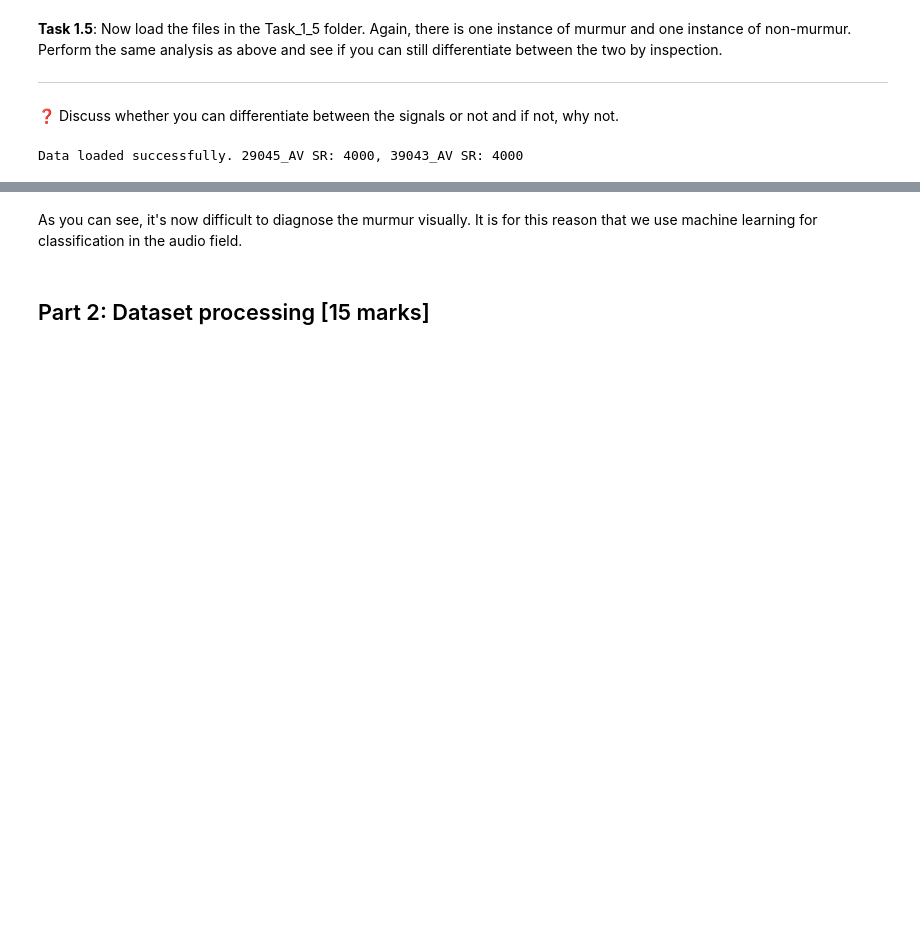
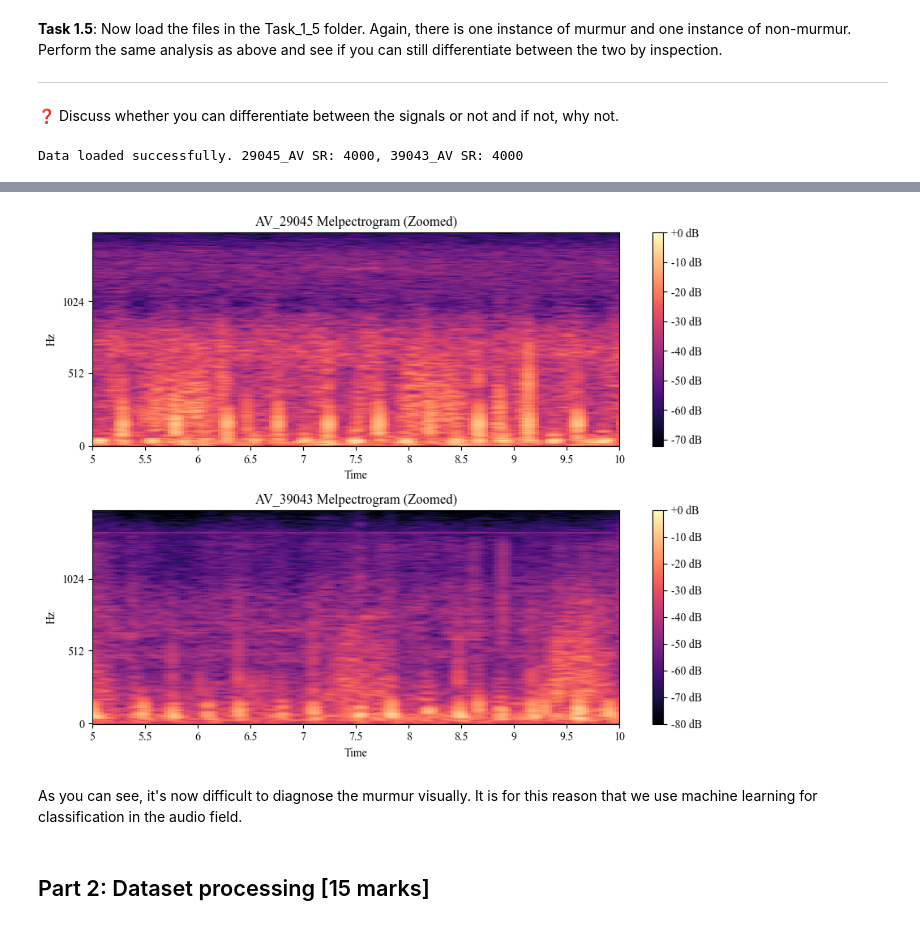
Before and after one commit to TimLukaHorstmann/L349-Assessment-1, a Jupyter notebook: Mobile_Health_Assessment_1_tlh45.ipynb, the cells around one changed output, grey strips where cells are left out. Saved outputs shown, nothing was run; the diff lists cells and outputs as text; code cells hidden in the pictures; blank space fills up the shorter version.

```diff
--- a/Mobile_Health_Assessment_1_tlh45.ipynb
+++ b/Mobile_Health_Assessment_1_tlh45.ipynb
@@ -389,3 +396,15 @@ plt.show()
+# %%
+# Plot melspectograms:
+plt.figure(figsize=(9, 7))
+
+plt.subplots_adjust(hspace=0.5, wspace=0.3)
+
+plot_melspectrogram(AV_29045_signal, AV_29045_sr, 'AV_29045 Melpectrogram (Zoomed)', row=2, col=1, index=1, xlim=(5, 10), n_fft=1024, hop_length=128, n_mels=256)
+plot_melspectrogram(AV_39043_signal, AV_39043_sr, 'AV_39043 Melpectrogram (Zoomed)', row=2, col=1, index=2, xlim=(5, 10), n_fft=1024, hop_length=128, n_mels=256)
+
+plt.show()
+# %% [output]
+[figure, added]
 # %% [markdown]
 As you can see, it's now difficult to diagnose the murmur visually. It is for this reason that we use machine learning for classification in the audio field.
 # %% [markdown]
```
Also changed, not shown: parts of 14 cells of this notebook, 3 other files.
